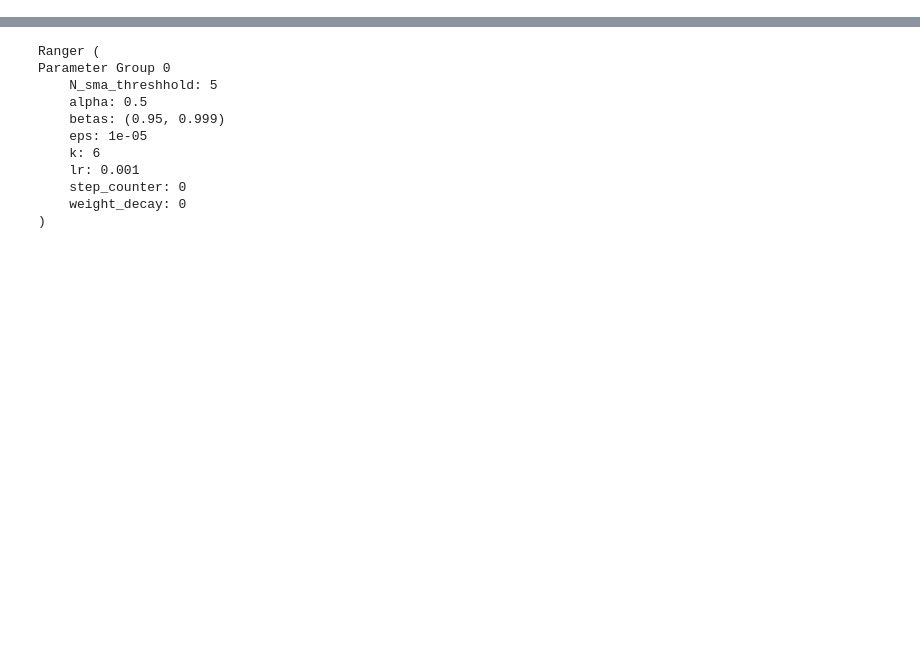
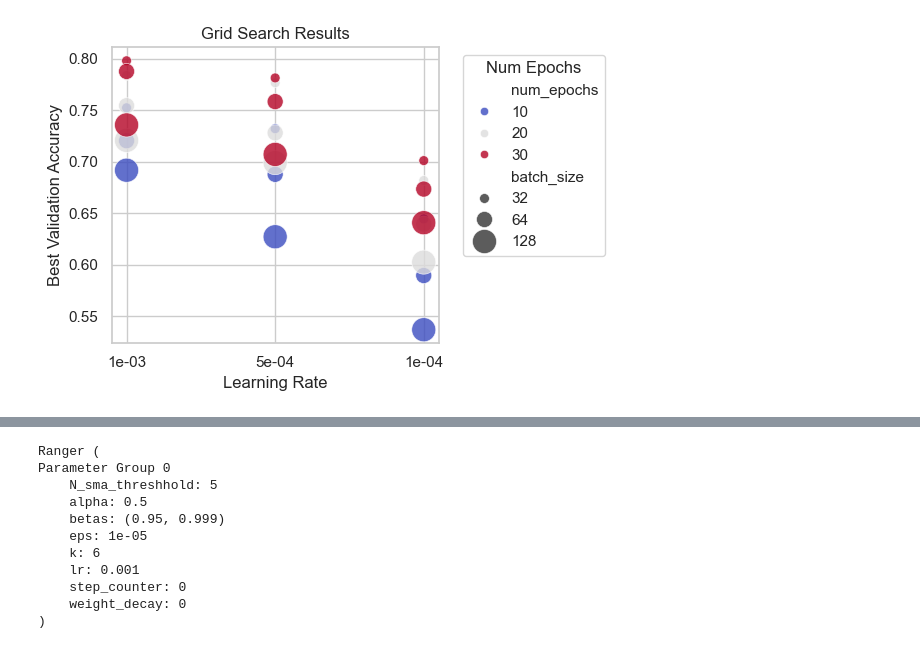
Before and after one commit to SchwarzerYV/CRCV_Assignment, a Jupyter notebook: CNN.ipynb, the cells around one changed output, grey strips where cells are left out. Saved outputs shown, nothing was run; the diff lists cells and outputs as text; code cells hidden in the pictures; blank space fills up the shorter version.

Commit message:
finish grid search in CNNs

```diff
--- a/CNN.ipynb
+++ b/CNN.ipynb
@@ -245,0 +325,41 @@ Files already downloaded and verified
+# %%
+import pandas as pd
+import seaborn as sns
+import matplotlib.pyplot as plt
+
+# 1. 读入结果
+df = pd.read_csv('cnn_cifar_grid_search_results.csv')
+
+# 2. 把 lr 转成科学计数法字符串，方便当作离散类别
+df['lr_str'] = df['lr'].apply(lambda x: f"{x:.0e}")
+
+# 3. seaborn 主题
+sns.set_theme(style='whitegrid')
+
+# 4. 绘图
+plt.figure(figsize=(6,4))
+sns.scatterplot(
+    data=df,
+    x='lr_str',             # 离散的学习率标签
+    y='best_val_acc',
+    size='batch_size',      # 点大小对应 batch_size
+    hue='num_epochs',       # 点颜色对应 epoch 数
+    sizes=(50, 300),
+    palette='coolwarm',
+    alpha=0.8, #
+    edgecolor='w',
+    linewidth=0.5
+)
+
+# 5. 标签和标题
+plt.xlabel('Learning Rate')
+plt.ylabel('Best Validation Accuracy')
+plt.title('Grid Search Results')
+
+# 6. 调整图例位置
+plt.legend(bbox_to_anchor=(1.05, 1), loc='upper left', title='Num Epochs')
+
+plt.tight_layout()
+plt.show()
+# %% [output]
+[figure, added]
```
Also changed, not shown: parts of 8 cells of this notebook, 11 other files.
